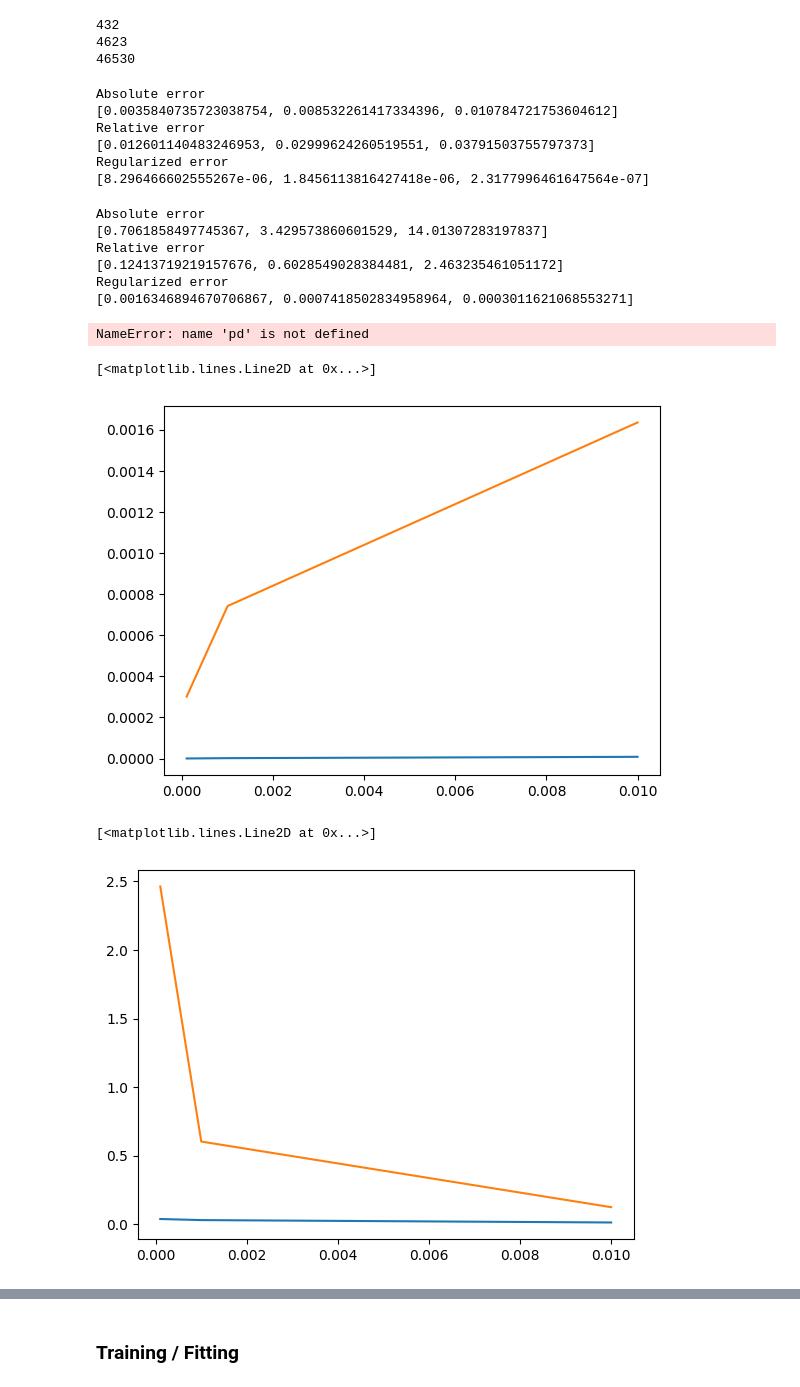
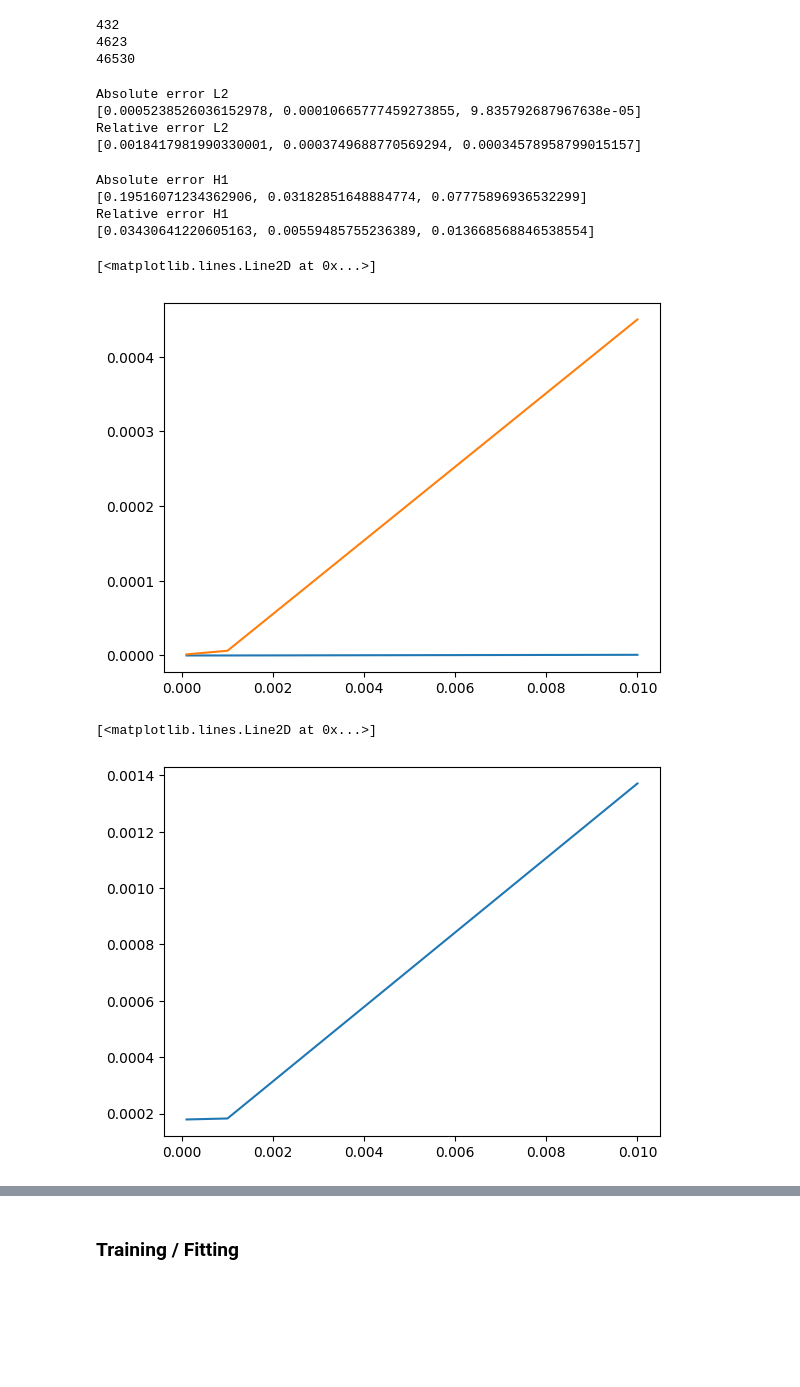
Before and after one commit to martadiridolfi/MOR, a Jupyter notebook: progetto.ipynb, the cells around one changed output, grey strips where cells are left out. Saved outputs shown, nothing was run; the diff lists cells and outputs as text; code cells hidden in the pictures; blank space fills up the shorter version.

Commit message:
Loss coefficient PINN fixed

```diff
--- a/progetto.ipynb
+++ b/progetto.ipynb
@@ -1478,8 +1468,6 @@ errabs_L2_PINN = []
 errrel_L2_PINN = []
 errabs_H1_PINN = []
 errrel_H1_PINN = []
-errreg_L2_PINN = []
-errreg_H1_PINN = []
 
 for meshSize in meshSizes:
     # Build Mesh
@@ -1519,43 +1507,33 @@ for meshSize in meshSizes:
     # save errors
     errabs_L2_PINN.append(error_L2_PINN)
     errrel_L2_PINN.append(error_L2_PINN/norm_L2_ex)
-    errreg_L2_PINN.append(error_L2_PINN/numQuadraturePoints)
 
     errabs_H1_PINN.append(error_H1_PINN)
     errrel_H1_PINN.append(error_H1_PINN/norm_H1_ex)
-    errreg_H1_PINN.append(error_H1_PINN/numQuadraturePoints)
 # %% [output]
 432
 4623
 46530
 # %%
-print("Absolute error")
+print("Absolute error L2")
 print(errabs_L2_PINN)
-print("Relative error")
+print("Relative error L2")
 print(errrel_L2_PINN)
-print("Regularized error")
-print(errreg_L2_PINN)
 # %% [output]
-Absolute error
-[0.0035840735723038754, 0.008532261417334396, 0.010784721753604612]
-Relative error
-[0.012601140483246953, 0.02999624260519551, 0.03791503755797373]
-Regularized error
-[8.296466602555267e-06, 1.8456113816427418e-06, 2.3177996461647564e-07]
+Absolute error L2
+[0.0005238526036152978, 0.00010665777459273855, 9.835792687967638e-05]
+Relative error L2
+[0.0018417981990330001, 0.0003749688770569294, 0.00034578958799015157]
 # %%
-print("Absolute error")
+print("Absolute error H1")
 print(errabs_H1_PINN)
-print("Relative error")
+print("Relative error H1")
 print(errrel_H1_PINN)
-print("Regularized error")
-print(errreg_H1_PINN)
 # %% [output]
-Absolute error
-[0.7061858497745367, 3.429573860601529, 14.01307283197837]
-Relative error
-[0.12413719219157676, 0.6028549028384481, 2.463235461051172]
-Regularized error
-[0.0016346894670706867, 0.0007418502834958964, 0.0003011621068553271]
+Absolute error H1
+[0.19516071234362906, 0.03182851648884774, 0.07775896936532299]
+Relative error H1
+[0.03430641220605163, 0.00559485755236389, 0.013668568846538554]
 # %%
 with open("errors_PINN.txt", "w") as file:
     for i in range(len(errabs_L2_PINN)):
@@ -1570,8 +1548,6 @@ with open("errors_PINN.txt", "r") as file:
 
 df = pd.DataFrame(data, columns=['Error_abs_L2', 'Error_abs_H1', 'Error_rel_L2', 'Error_rel_H1'])
 df.to_csv("errors_PINN.csv")
-# %% [output]
-NameError: name 'pd' is not defined
 # %%
 import matplotlib.pyplot as plt
 
@@ -1584,18 +1560,18 @@ y = errreg_H1_PINN
 plt.plot(x, y)
 # %% [output]
 [<matplotlib.lines.Line2D at 0x...>]
-[figure, old version]
+[figure, new version]
 # %%
 plt.clf()
 x = [0.01, 0.001, 0.0001]
 y = errrel_L2_PINN
 plt.plot(x, y)
 
-y = errrel_H1_PINN
-plt.plot(x, y)
+# y = errrel_H1_PINN
+# plt.plot(x, y)
 # %% [output]
 [<matplotlib.lines.Line2D at 0x...>]
-[figure, old version]
+[figure, new version]
 # %%
 pcoeff_L2 = np.polyfit(np.log(x), np.log(errrel_L2_PINN), 1)
 pcoeff_H1 = np.polyfit(np.log(x), np.log(errabs_H1_PINN), 1)
```
Also changed, not shown: parts of 21 cells of this notebook.
